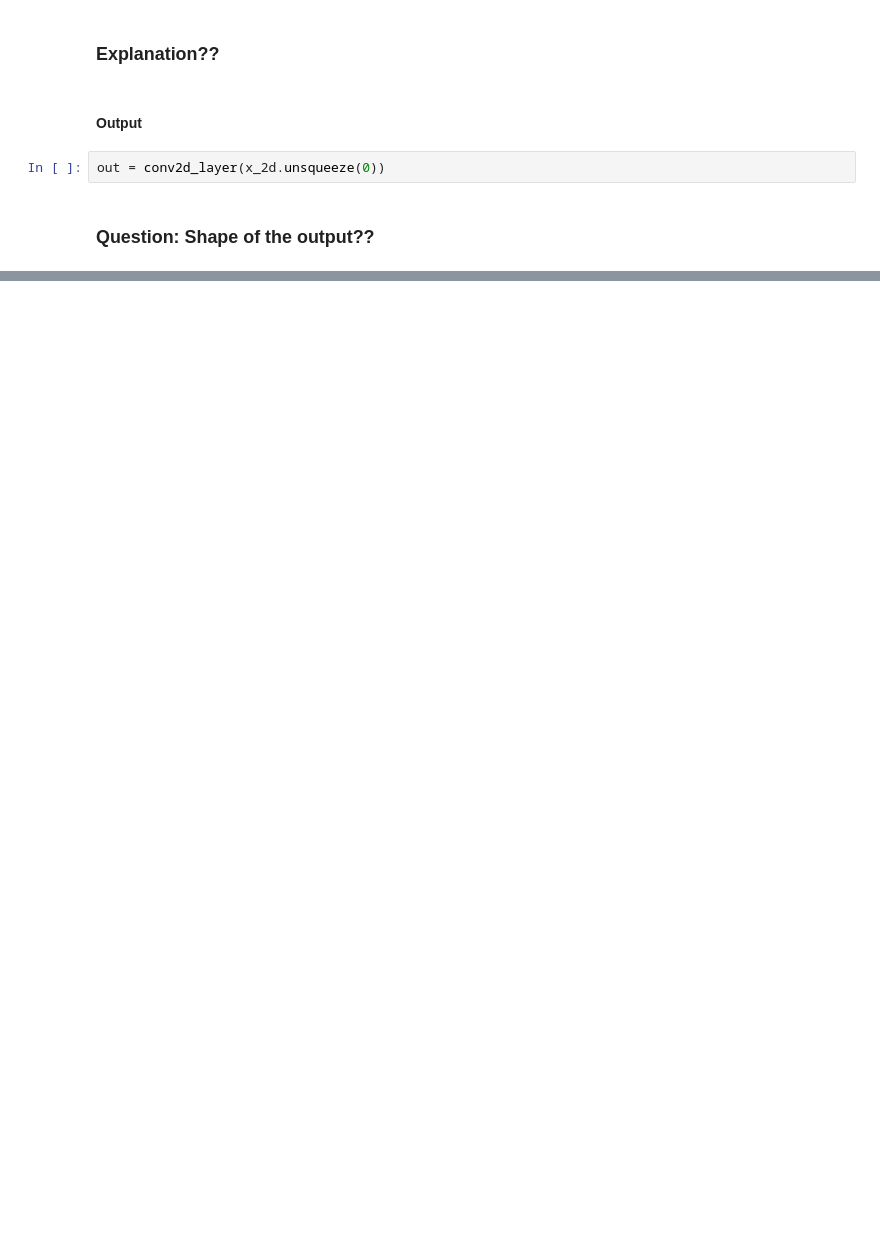
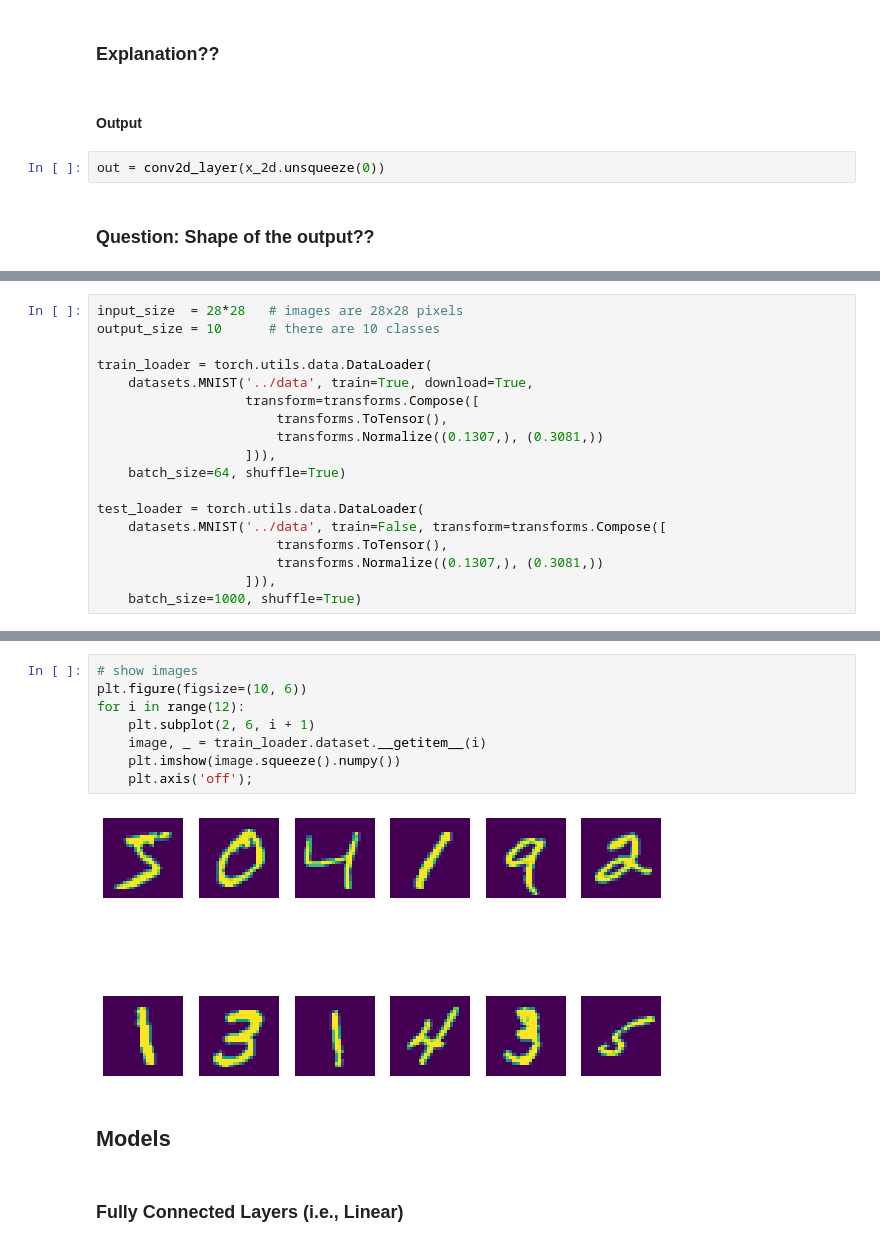
Before and after one commit to massp-vn/massp_2021, a Jupyter notebook: MachineLearning_DataScience/For Mentors/labs/Nhung's materials/Lab3_CNN_Solutions.ipynb, the cells around one changed output, grey strips where cells are left out. Saved outputs shown, nothing was run; the diff lists cells and outputs as text; blank space fills up the shorter version.

```diff
--- a/MachineLearning_DataScience/For Mentors/labs/Nhung's materials/Lab3_CNN_Solutions.ipynb
+++ b/MachineLearning_DataScience/For Mentors/labs/Nhung's materials/Lab3_CNN_Solutions.ipynb
@@ -142,0 +173,18 @@ torch.Size([1, 5, 10, 10])
+# %%
+input_size  = 28*28   # images are 28x28 pixels
+output_size = 10      # there are 10 classes
+
+train_loader = torch.utils.data.DataLoader(
+    datasets.MNIST('../data', train=True, download=True,
+                   transform=transforms.Compose([
+                       transforms.ToTensor(),
+                       transforms.Normalize((0.1307,), (0.3081,))
+                   ])),
+    batch_size=64, shuffle=True)
+
+test_loader = torch.utils.data.DataLoader(
+    datasets.MNIST('../data', train=False, transform=transforms.Compose([
+                       transforms.ToTensor(),
+                       transforms.Normalize((0.1307,), (0.3081,))
+                   ])),
+    batch_size=1000, shuffle=True)
@@ -142,0 +204,14 @@ torch.Size([1, 5, 10, 10])
+# %%
+# show images
+plt.figure(figsize=(10, 6))
+for i in range(12):
+    plt.subplot(2, 6, i + 1)
+    image, _ = train_loader.dataset.__getitem__(i)
+    plt.imshow(image.squeeze().numpy())
+    plt.axis('off');
+# %% [output]
+[figure, added]
+# %% [markdown]
+## Models
+# %% [markdown]
+### Fully Connected Layers (i.e., Linear)
```
Also changed, not shown: parts of 27 cells of this notebook.
